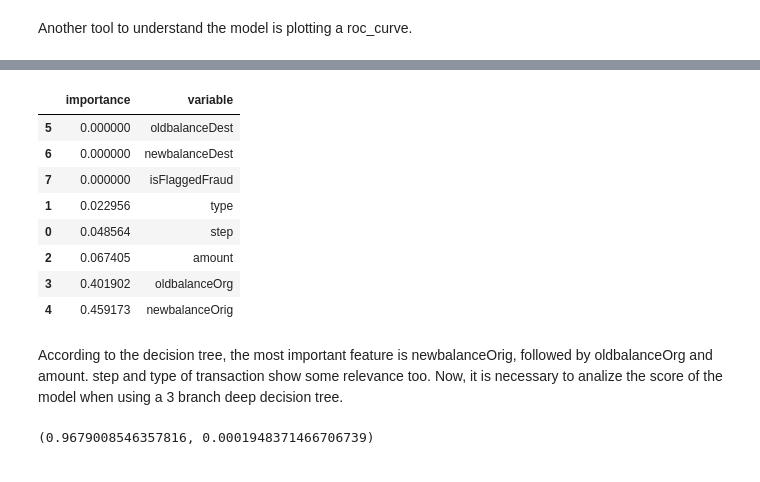
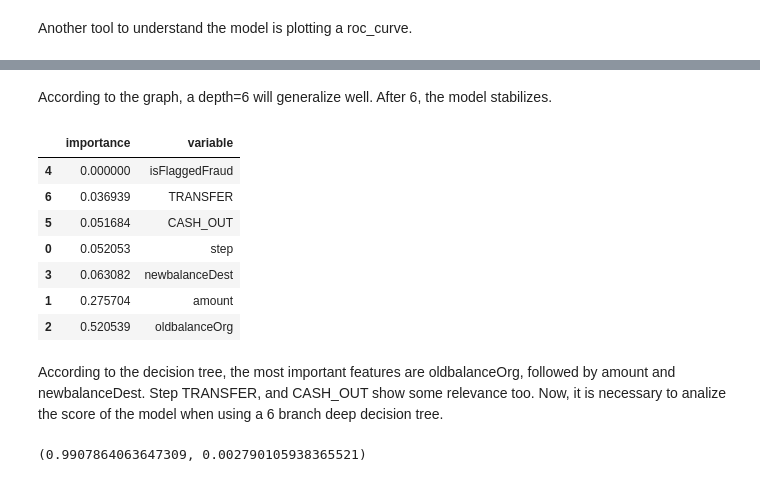
Before and after one commit to ahcamachod/Projects, a Jupyter notebook: Fraud_Detection/Fraud_Detection.ipynb, the cells around one changed output, grey strips where cells are left out. Drawn from its saved outputs; the diff is of its cells as text; code cells hidden in the pictures.

```diff
--- a/Fraud_Detection/Fraud_Detection.ipynb
+++ b/Fraud_Detection/Fraud_Detection.ipynb
@@ -80,0 +62,5 @@ df_test = pd.concat([X_test,y_test], axis=1)
+# %%
+from sklearn.model_selection import train_test_split
+X = df.drop('isFraud', axis=1)
+y = df.isFraud
+X_train, X_test, y_train, y_test = train_test_split(X, y, test_size=0.2, random_state=0, stratify=y)
@@ -85,10 +83,14 @@ In order to train a model with this characteristics, it is mandatory balancing t
 # %%
 from sklearn.utils import resample
 
-legit = df_train[df_train.isFraud==0]
-fraud = df_train[df_train.isFraud==1]
+train = pd.concat([X_train,y_train], axis=1)
+legit = train[train.isFraud==0]
+fraud = train[train.isFraud==1]
 
 oversampled_fraud = resample(fraud, replace=True, n_samples=len(legit), random_state=0)
 oversampled = pd.concat([legit, oversampled_fraud])
-oversampled.isFraud.value_counts()
+undersampled_fraud = resample(legit, replace=True, n_samples=len(fraud), random_state=0)
+undersampled = pd.concat([fraud, undersampled_fraud])
+
+print(oversampled.isFraud.value_counts(), undersampled.isFraud.value_counts())
 # %% [output]
@@ -100,0 +134,5 @@ y = oversampled.isFraud
+# %%
+Xo = oversampled.drop(['isFraud', 'newbalanceOrig', 'oldbalanceDest','CASH_IN','DEBIT','PAYMENT'], axis=1)
+yo = oversampled.isFraud
+Xu = undersampled.drop(['isFraud', 'newbalanceOrig', 'oldbalanceDest','CASH_IN','DEBIT','PAYMENT'], axis=1)
+yu = undersampled.isFraud
@@ -110,12 +150,12 @@ from sklearn.linear_model import LogisticRegression
 from sklearn.pipeline import Pipeline
 from sklearn.model_selection import cross_val_score, KFold, learning_curve
 
-logistic = LogisticRegression(C=0.1, n_jobs=-1)
+logistic1 = LogisticRegression(C=100, n_jobs=-1)
 pipeline = Pipeline(steps=[('dataprep', StandardScaler()),
-                           ('logistic', logistic),
+                           ('logistic', logistic1),
                           ])
 
-pipeline.fit(X, y)
+pipeline.fit(Xu, yu)
 # %% [output]
 Pipeline(memory=None,
          steps=[('dataprep',
@@ -240,21 +354,22 @@ from lightgbm import LGBMClassifier
+# %% [markdown]
+According to the graph, a depth=6 will generalize well. After 6, the model stabilizes.
 # %%
-tree = DecisionTreeClassifier(max_depth=3)
-tree.fit(X, y)
-pd.DataFrame(zip(tree.feature_importances_, X.columns), columns=['importance','variable']).sort_values(by='importance')
+tree = DecisionTreeClassifier(max_depth=6)
+tree.fit(Xu, yu)
+pd.DataFrame(zip(tree.feature_importances_, Xu.columns), columns=['importance','variable']).sort_values(by='importance')
 # %% [output]
 |  | importance | variable |
-| 5 | 0.000000 | oldbalanceDest |
-| 6 | 0.000000 | newbalanceDest |
-| 7 | 0.000000 | isFlaggedFraud |
-| 1 | 0.022956 | type |
-| 0 | 0.048564 | step |
-| 2 | 0.067405 | amount |
-| 3 | 0.401902 | oldbalanceOrg |
-| 4 | 0.459173 | newbalanceOrig |
+| 4 | 0.000000 | isFlaggedFraud |
+| 6 | 0.036939 | TRANSFER |
+| 5 | 0.051684 | CASH_OUT |
+| 0 | 0.052053 | step |
+| 3 | 0.063082 | newbalanceDest |
+| 1 | 0.275704 | amount |
+| 2 | 0.520539 | oldbalanceOrg |
 # %% [markdown]
-According to the decision tree, the most important feature is newbalanceOrig, followed by oldbalanceOrg and amount. step and type of transaction show some relevance too. Now, it is necessary to analize the score of the model when using a 3 branch deep decision tree.
+According to the decision tree, the most important features are oldbalanceOrg, followed by amount and newbalanceDest. Step TRANSFER, and CASH_OUT  show some relevance too. Now, it is necessary to analize the score of the model when using a 6 branch deep decision tree.
 # %%
-results = cross_val_score(tree, X, y, cv=KFold(10, shuffle=True), scoring='roc_auc')
+results = cross_val_score(tree, Xu, yu, cv=KFold(5, shuffle=True), scoring='roc_auc')
 (np.mean(results), np.std(results))
 # %% [output]
-(0.9679008546357816, 0.0001948371466706739)
+(0.9907864063647309, 0.002790105938365521)
```
Also changed, not shown: parts of 85 cells of this notebook.
